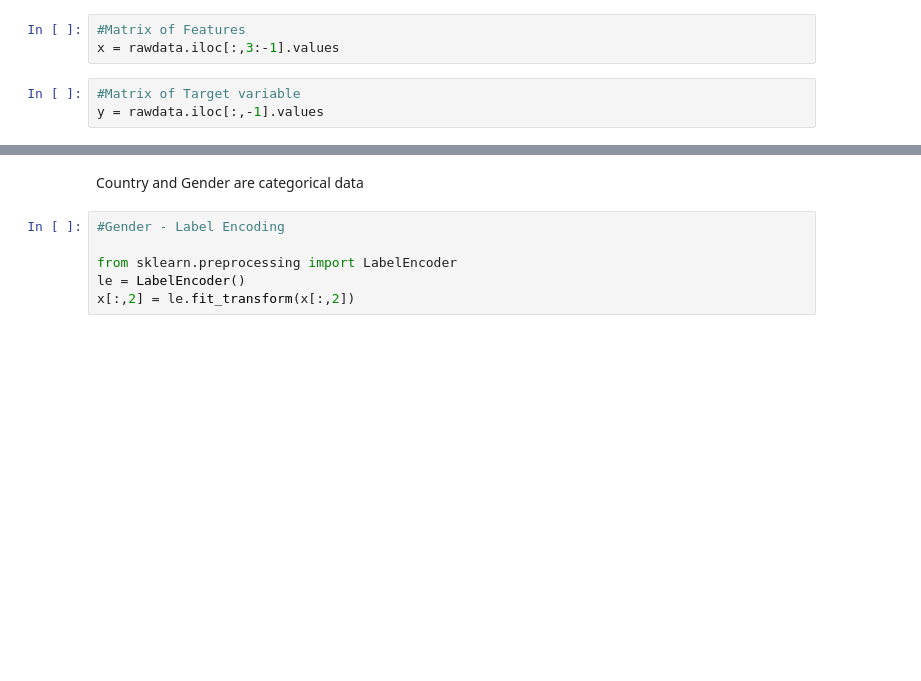
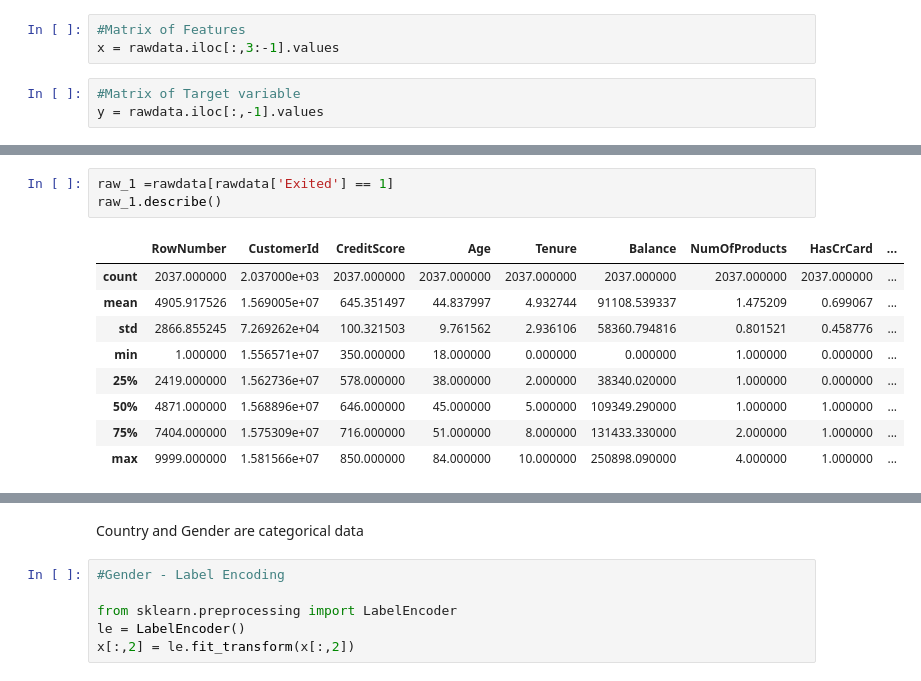
Before and after one commit to msde55/ANN_AD, a Jupyter notebook: BankCustChurn.ipynb, the cells around one changed output, grey strips where cells are left out. Cells and saved outputs as stored; diff of their text form; blank space fills up the shorter version.

```diff
--- a/BankCustChurn.ipynb
+++ b/BankCustChurn.ipynb
@@ -30,0 +67,13 @@ y = rawdata.iloc[:,-1].values
+# %%
+raw_1 =rawdata[rawdata['Exited'] == 1]
+raw_1.describe()
+# %% [output]
+|  | RowNumber | CustomerId | CreditScore | Age | Tenure | Balance | NumOfProducts | HasCrCard | ... |
+| count | 2037.000000 | 2.037000e+03 | 2037.000000 | 2037.000000 | 2037.000000 | 2037.000000 | 2037.000000 | 2037.000000 | ... |
+| mean | 4905.917526 | 1.569005e+07 | 645.351497 | 44.837997 | 4.932744 | 91108.539337 | 1.475209 | 0.699067 | ... |
+| std | 2866.855245 | 7.269262e+04 | 100.321503 | 9.761562 | 2.936106 | 58360.794816 | 0.801521 | 0.458776 | ... |
+| min | 1.000000 | 1.556571e+07 | 350.000000 | 18.000000 | 0.000000 | 0.000000 | 1.000000 | 0.000000 | ... |
+| 25% | 2419.000000 | 1.562736e+07 | 578.000000 | 38.000000 | 2.000000 | 38340.020000 | 1.000000 | 0.000000 | ... |
+| 50% | 4871.000000 | 1.568896e+07 | 646.000000 | 45.000000 | 5.000000 | 109349.290000 | 1.000000 | 1.000000 | ... |
+| 75% | 7404.000000 | 1.575309e+07 | 716.000000 | 51.000000 | 8.000000 | 131433.330000 | 2.000000 | 1.000000 | ... |
+| max | 9999.000000 | 1.581566e+07 | 850.000000 | 84.000000 | 10.000000 | 250898.090000 | 4.000000 | 1.000000 | ... |
```
Also changed, not shown: parts of 33 cells of this notebook.
